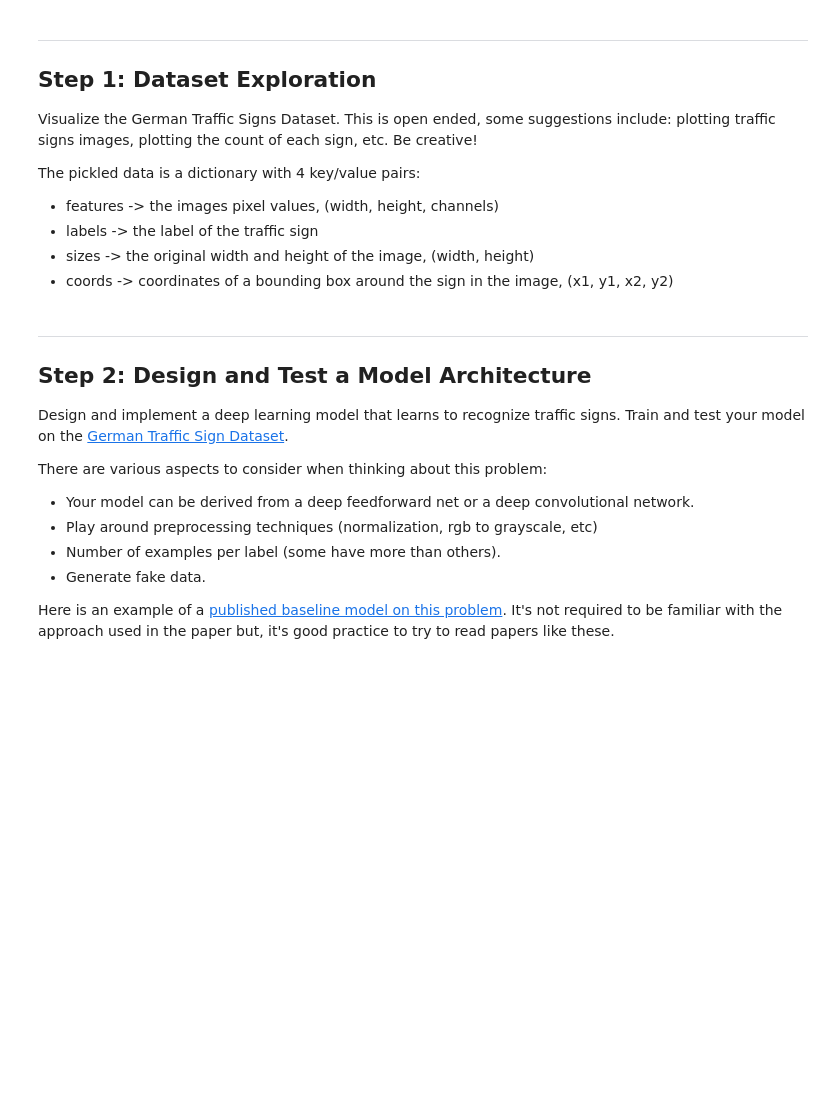
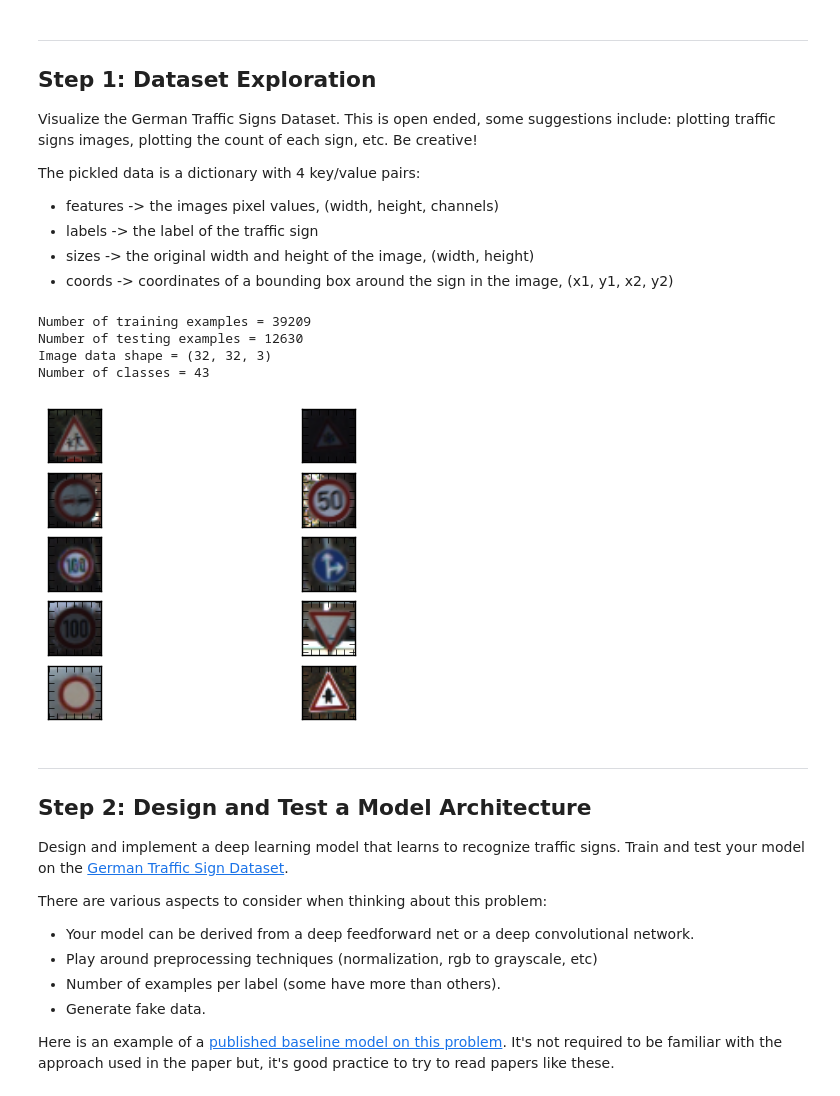
Before and after one commit to udacity/CarND-Traffic-Sign-Classifier-Project, a Jupyter notebook: Traffic_Signs_Recognition.ipynb, the cells around one changed output. Drawn from its saved outputs; the diff is of its cells as text; code cells hidden in the pictures; blank space fills up the shorter version.

Commit message:
Added simple random display of traffic signs

```diff
--- a/Traffic_Signs_Recognition.ipynb
+++ b/Traffic_Signs_Recognition.ipynb
@@ -29,8 +29,8 @@ The pickled data is a dictionary with 4 key/value pairs:
 import pickle
 
 # TODO: fill this in based on where you saved the training and testing data
-training_file = ...
-testing_file = ...
+training_file = '/Users/michaelwransky/Documents/SDCND/traffic-signs/traffic-signs-data/train.p'
+testing_file = '/Users/michaelwransky/Documents/SDCND/traffic-signs/traffic-signs-data/test.p'
 
 with open(training_file, mode='rb') as f:
     train = pickle.load(f)
@@ -41,20 +41,25 @@ X_train, y_train = train['features'], train['labels']
 X_test, y_test = test['features'], test['labels']
 # %%
 ### To start off let's do a basic data summary.
-
+import numpy as np
 # TODO: number of training examples
-n_train = ...
+n_train = y_train.shape[0]
 
 # TODO: number of testing examples
-n_test = ...
+n_test = y_test.shape[0]
 
 # TODO: what's the shape of an image?
-image_shape = ..
+image_shape = X_train[1,:].shape
 
 # TODO: how many classes are in the dataset
-n_classes = ...
+n_classes = np.unique(y_test).shape[0]
 
 print("Number of training examples =", n_train)
 print("Number of testing examples =", n_test)
 print("Image data shape =", image_shape)
 print("Number of classes =", n_classes)
+# %% [output]
+Number of training examples = 39209
+Number of testing examples = 12630
+Image data shape = (32, 32, 3)
+Number of classes = 43
@@ -64,3 +66,23 @@ print("Number of classes =", n_classes)
+# %%
+### Data exploration visualization goes here.
+### Feel free to use as many code cells as needed.
+import cv2
+import matplotlib.pyplot as plt
+# Visualize a random subset of the images
+# create an array of indices the same size as y_train
+indx = np.arange(y_train.shape[0])
+# shuffle the indices
+np.random.shuffle(indx)
+# create subplot and fill with images
+f, axarr = plt.subplots(5, 2)
+for i in range(5):
+    for j in range(2):
+        axarr[i, j].imshow(X_train[indx[j+5*i]])
+        plt.setp(axarr[i,j].get_xticklabels(), visible=False)
+        plt.setp(axarr[i,j].get_yticklabels(), visible=False)
+plt.show()
+# %% [output]
+[figure, added]
 # %% [markdown]
 ----
 
```
Also changed, not shown: parts of 1 cell of this notebook.
